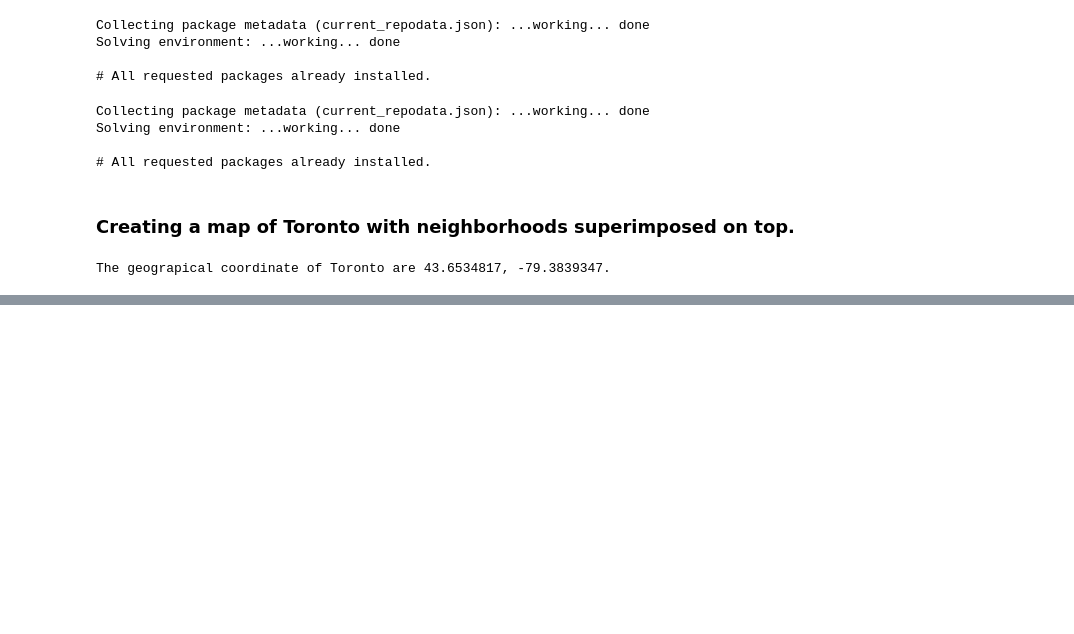
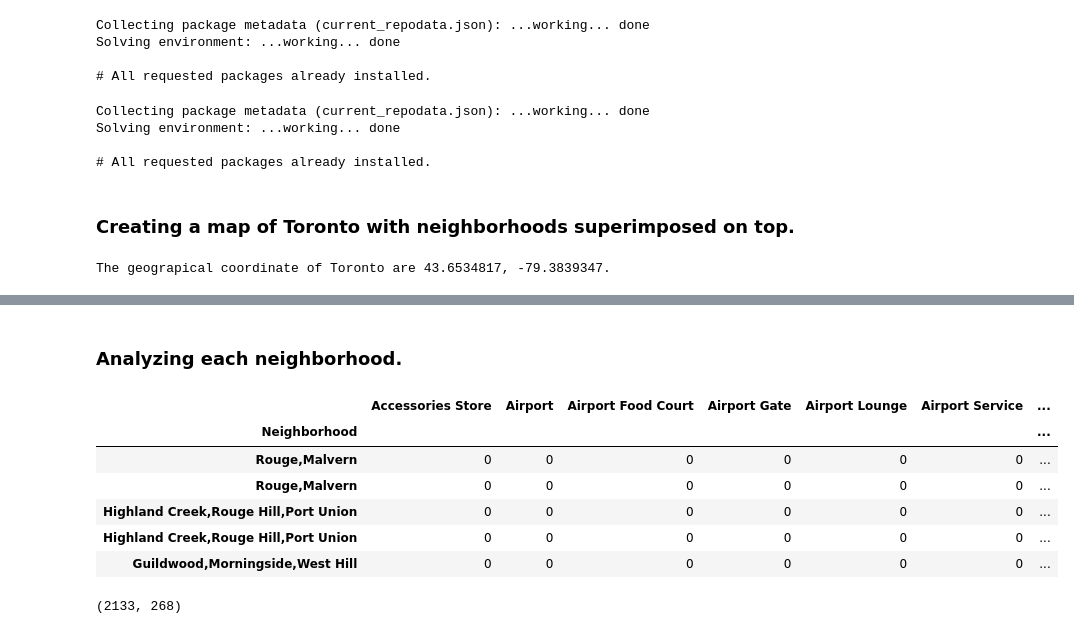
Before and after one commit to marcoserusi/Coursera_Data-Science_Capstone, a Jupyter notebook: Capstone Project Segmenting and Clustering Neighborhoods in Toronto.ipynb, the cells around one changed output, grey strips where cells are left out. Drawn from its saved outputs; the diff is of its cells as text; code cells hidden in the pictures; blank space fills up the shorter version.

```diff
--- a/Capstone Project Segmenting and Clustering Neighborhoods in Toronto.ipynb
+++ b/Capstone Project Segmenting and Clustering Neighborhoods in Toronto.ipynb
@@ -365,0 +557,22 @@ toronto_map
+# %% [markdown]
+<h3> Analyzing each neighborhood. </h3>
+# %%
+toronto_onehot=pd.get_dummies(toronto_venues[['Venue Category']], prefix="", prefix_sep="")
+
+toronto_onehot['Neighborhood'] = toronto_venues['Neighborhood']
+
+toronto_onehot=toronto_onehot.set_index('Neighborhood')
+
+toronto_onehot.head()
+# %% [output]
+|  | Accessories Store | Airport | Airport Food Court | Airport Gate | Airport Lounge | Airport Service | ... |
+| Neighborhood |  |  |  |  |  |  | ... |
+| Rouge,Malvern | 0 | 0 | 0 | 0 | 0 | 0 | ... |
+| Rouge,Malvern | 0 | 0 | 0 | 0 | 0 | 0 | ... |
+| Highland Creek,Rouge Hill,Port Union | 0 | 0 | 0 | 0 | 0 | 0 | ... |
+| Highland Creek,Rouge Hill,Port Union | 0 | 0 | 0 | 0 | 0 | 0 | ... |
+| Guildwood,Morningside,West Hill | 0 | 0 | 0 | 0 | 0 | 0 | ... |
+# %%
+toronto_onehot.shape
+# %% [output]
+(2133, 268)
```
Also changed, not shown: parts of 17 cells of this notebook.
